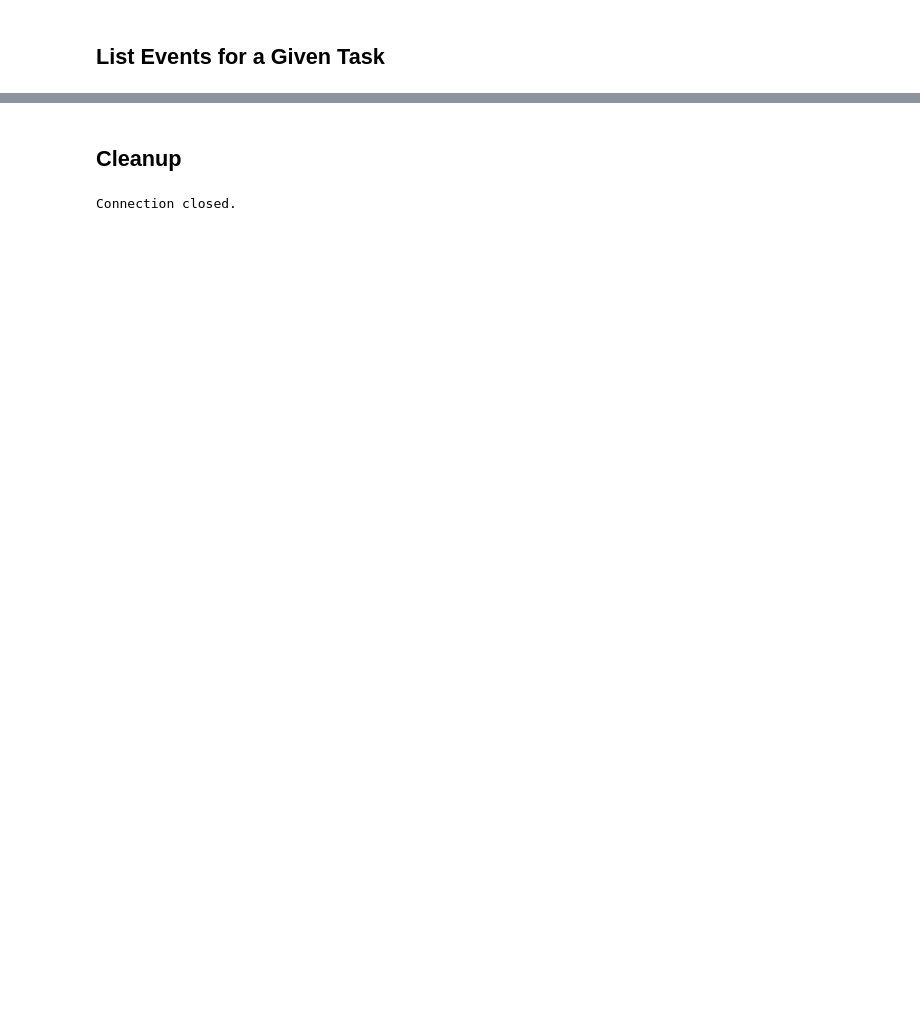
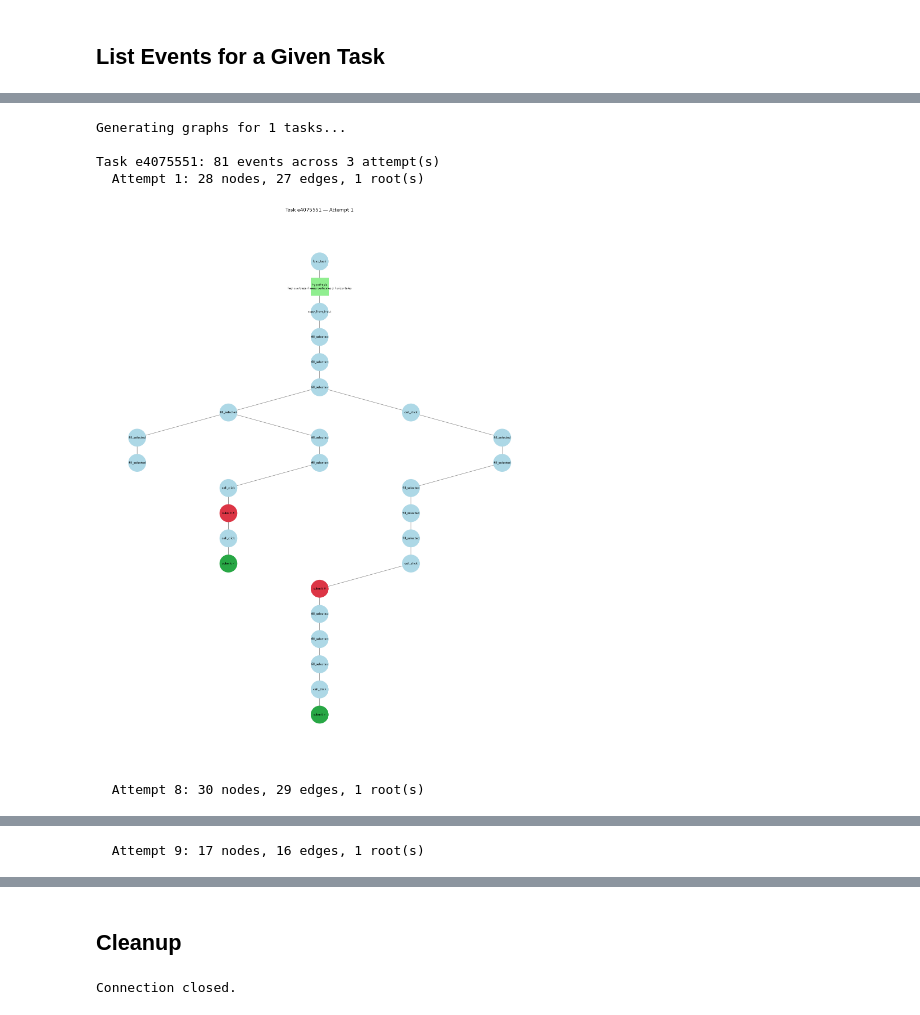
Before and after one commit to laureano-arcanio/ARC-AGI, a Jupyter notebook: notebooks/db_explorer.ipynb, the cells around one changed output, grey strips where cells are left out. Drawn from its saved outputs; the diff is of its cells as text; code cells hidden in the pictures; blank space fills up the shorter version.

```diff
--- a/notebooks/db_explorer.ipynb
+++ b/notebooks/db_explorer.ipynb
@@ -274,0 +234,40 @@ Graph: 48 nodes, 47 edges, 7 root(s)
+# %%
+# Reuse user_id from "List Tasks for a Given User" cell
+query = """
+    SELECT task_id
+    FROM event
+    WHERE user_id = %s
+    GROUP BY task_id
+    ORDER BY MIN(timestamp) DESC
+"""
+df_task_ids = pd.read_sql_query(query, conn, params=(user_id,))
+
+print(f"Generating graphs for {len(df_task_ids)} tasks...\n")
+
+for _, task_row in df_task_ids.iterrows():
+    task_id = task_row["task_id"]
+    query = """
+        SELECT e.id, e.task_id, e.node_id, e.parent_node_id,
+               e.trigger, e.state_snapshot, e.timestamp, e.attempt_id
+        FROM event e
+        WHERE e.task_id = %s
+        ORDER BY e.timestamp ASC
+    """
+    df_all = pd.read_sql_query(query, conn, params=(task_id,))
+
+    if df_all.empty:
+        print(f"Task {task_id}: no events")
+        continue
+
+    attempt_ids = sorted(df_all["attempt_id"].unique())
+    print(f"Task {task_id}: {len(df_all)} events across {len(attempt_ids)} attempt(s)")
+
+    for attempt_id in attempt_ids:
+        plot_attempt_graph(task_id, attempt_id, df_all)
+# %% [output]
+Generating graphs for 1 tasks...
+
+Task e4075551: 81 events across 3 attempt(s)
+  Attempt 1: 28 nodes, 27 edges, 1 root(s)
+[figure, added]
+  Attempt 8: 30 nodes, 29 edges, 1 root(s)
@@ -274,0 +275 @@ Graph: 48 nodes, 47 edges, 7 root(s)
+  Attempt 9: 17 nodes, 16 edges, 1 root(s)
```
Also changed, not shown: parts of 12 cells of this notebook, 9 other files.
